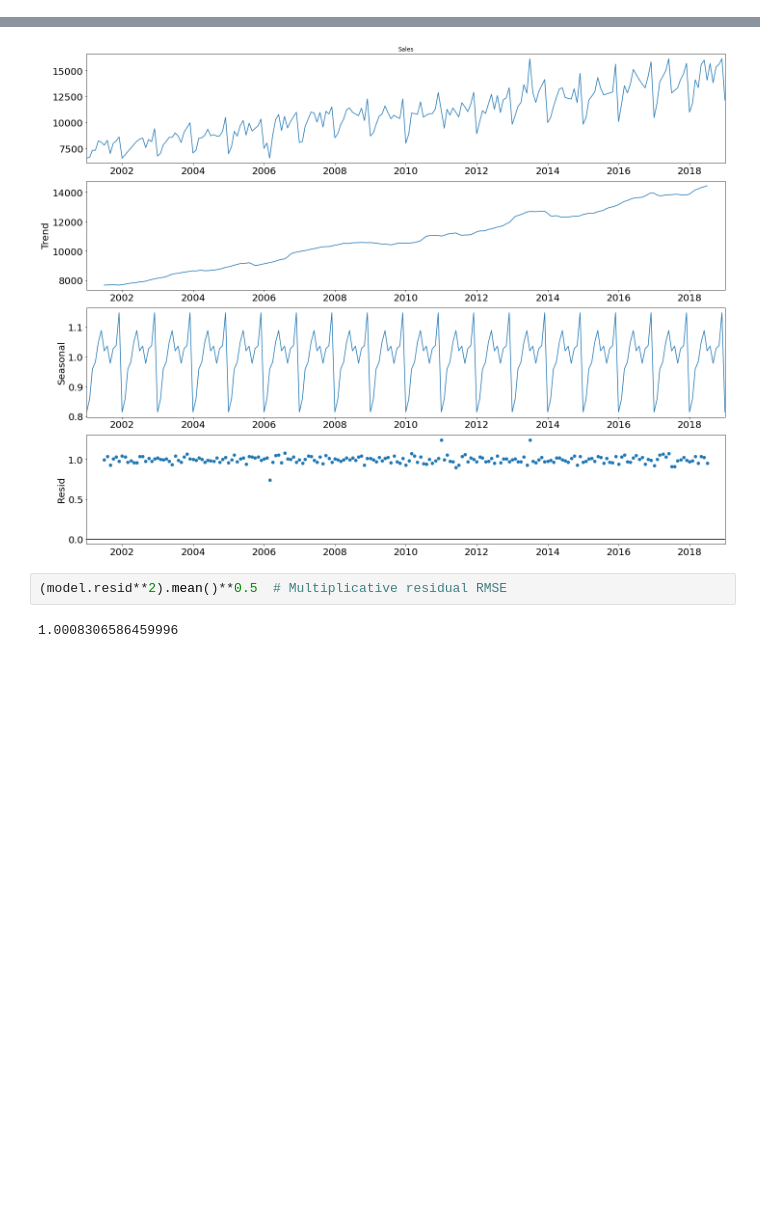
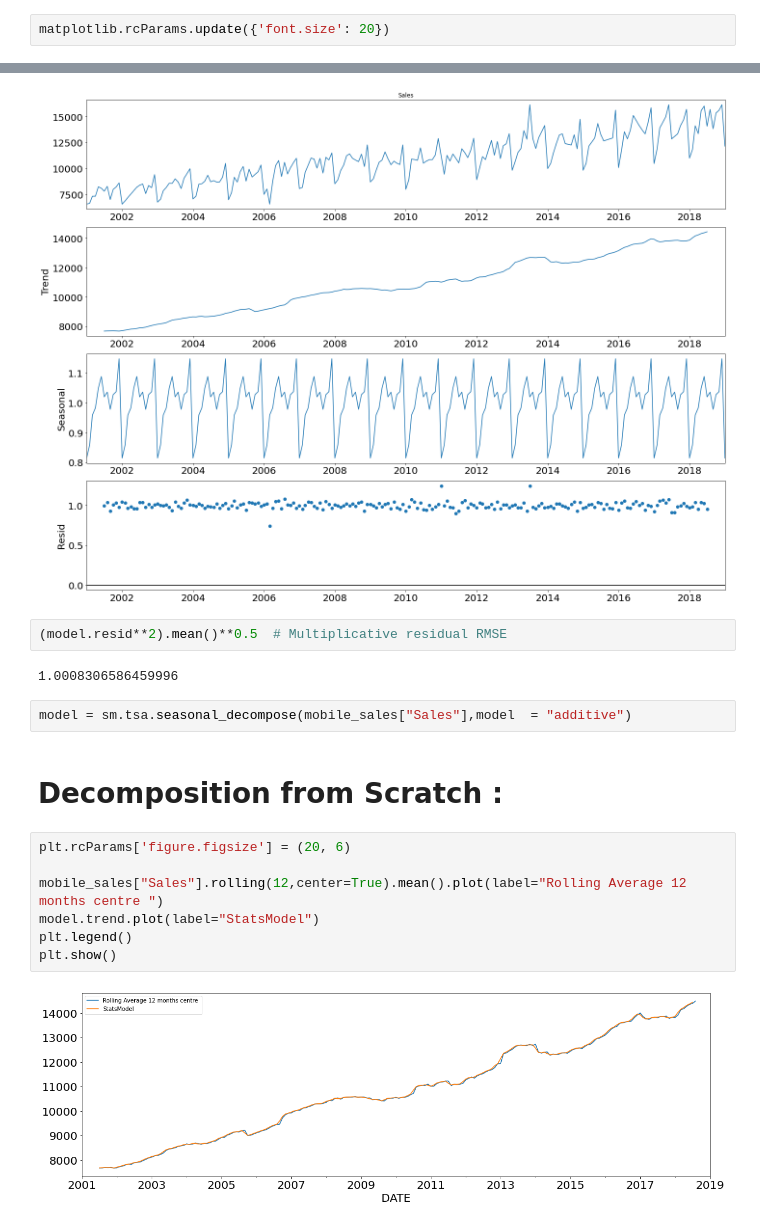
Before and after one commit to 28101991SUNNY/ML2_Unsupervised-Learning, a Jupyter notebook: 10_1_Time Series Analysis 1 .ipynb, the cells around one changed output, grey strips where cells are left out. Cells and saved outputs as stored; diff of their text form; blank space fills up the shorter version.

```diff
--- a/10_1_Time Series Analysis 1 .ipynb
+++ b/10_1_Time Series Analysis 1 .ipynb
@@ -1,3 +1,5 @@
+# %%
+matplotlib.rcParams.update({'font.size': 20})
 # %% [markdown]
 # Time Series
 
@@ -478,3 +624,16 @@ plt.show()
 (model.resid**2).mean()**0.5  # Multiplicative residual RMSE
 # %% [output]
 1.0008306586459996
+# %%
+model = sm.tsa.seasonal_decompose(mobile_sales["Sales"],model  = "additive")
+# %% [markdown]
+# Decomposition from Scratch :
+# %%
+plt.rcParams['figure.figsize'] = (20, 6)
+
+mobile_sales["Sales"].rolling(12,center=True).mean().plot(label="Rolling Average 12 months centre ")
+model.trend.plot(label="StatsModel")
+plt.legend()
+plt.show()
+# %% [output]
+[figure, added]
```
Also changed, not shown: parts of 104 cells of this notebook.
